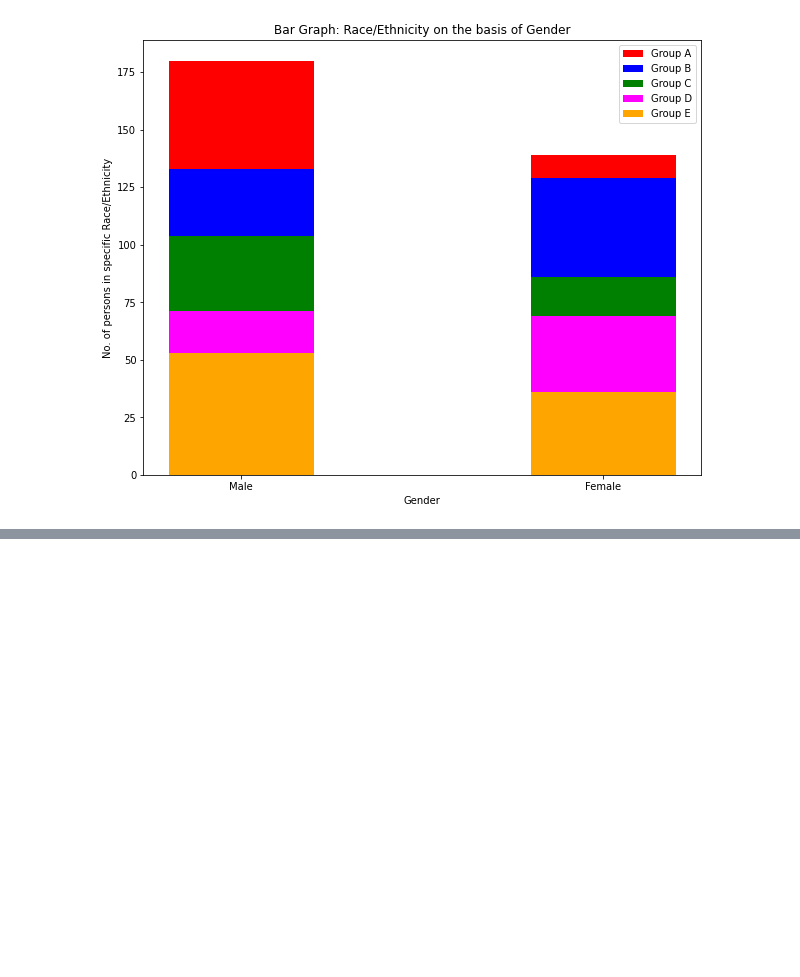
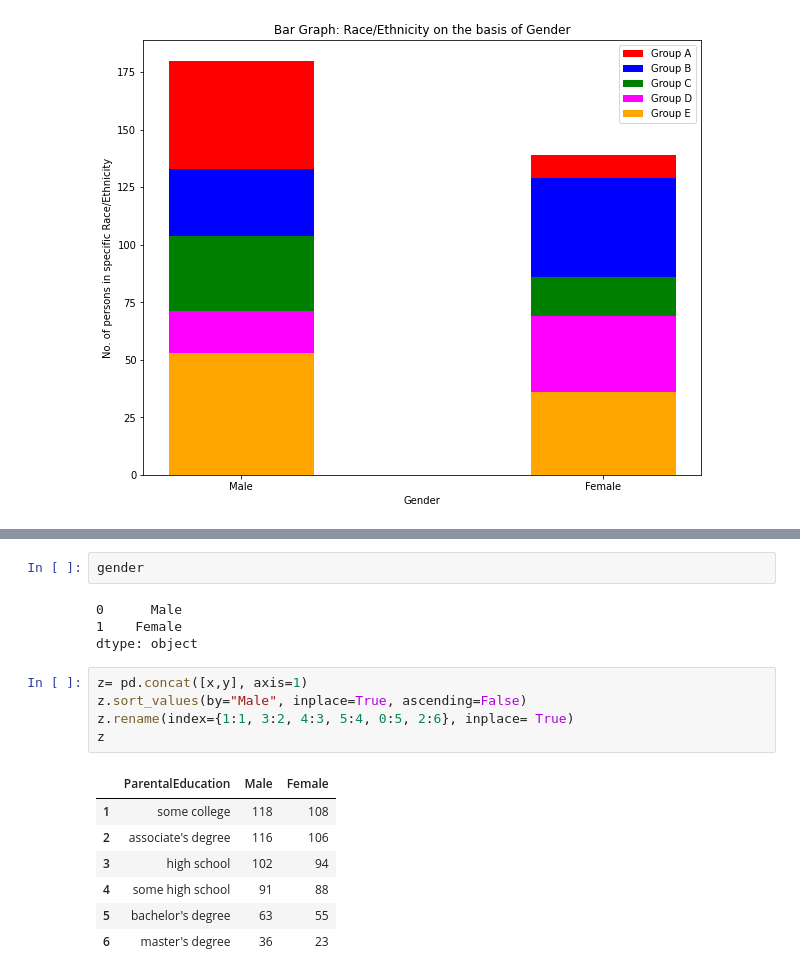
Before and after one commit to vik-sin/Students-Performance, a Jupyter notebook: StudentsPerformance.ipynb, the cells around one changed output, grey strips where cells are left out. Drawn from its saved outputs; the diff is of its cells as text; blank space fills up the shorter version.

```diff
--- a/StudentsPerformance.ipynb
+++ b/StudentsPerformance.ipynb
@@ -281,0 +323,19 @@ plt.show()
+# %%
+gender
+# %% [output]
+0      Male
+1    Female
+dtype: object
+# %%
+z= pd.concat([x,y], axis=1)
+z.sort_values(by="Male", inplace=True, ascending=False)
+z.rename(index={1:1, 3:2, 4:3, 5:4, 0:5, 2:6}, inplace= True)
+z
+# %% [output]
+|  | ParentalEducation | Male | Female |
+| 1 | some college | 118 | 108 |
+| 2 | associate's degree | 116 | 106 |
+| 3 | high school | 102 | 94 |
+| 4 | some high school | 91 | 88 |
+| 5 | bachelor's degree | 63 | 55 |
+| 6 | master's degree | 36 | 23 |
```
Also changed, not shown: parts of 9 cells of this notebook.
